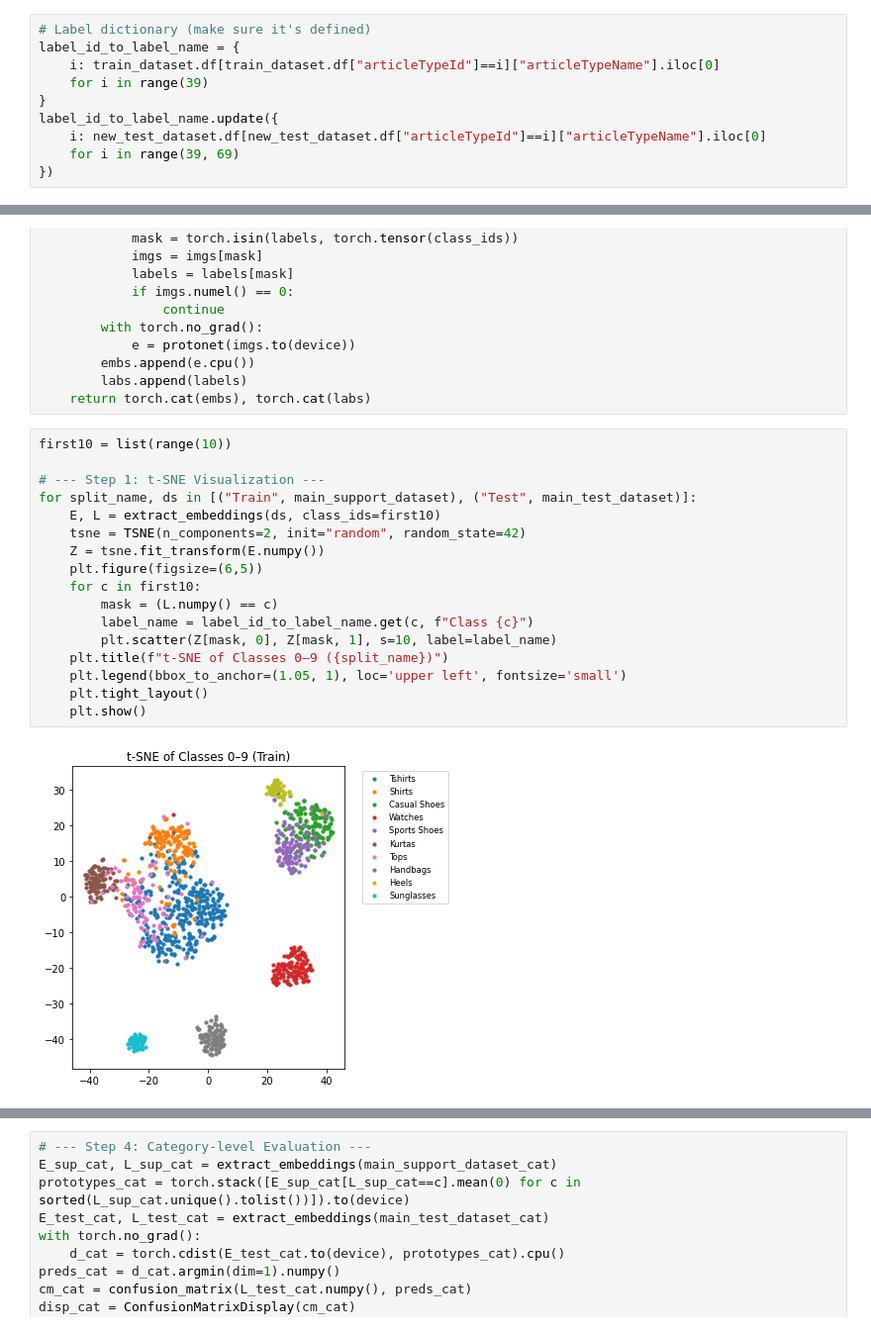
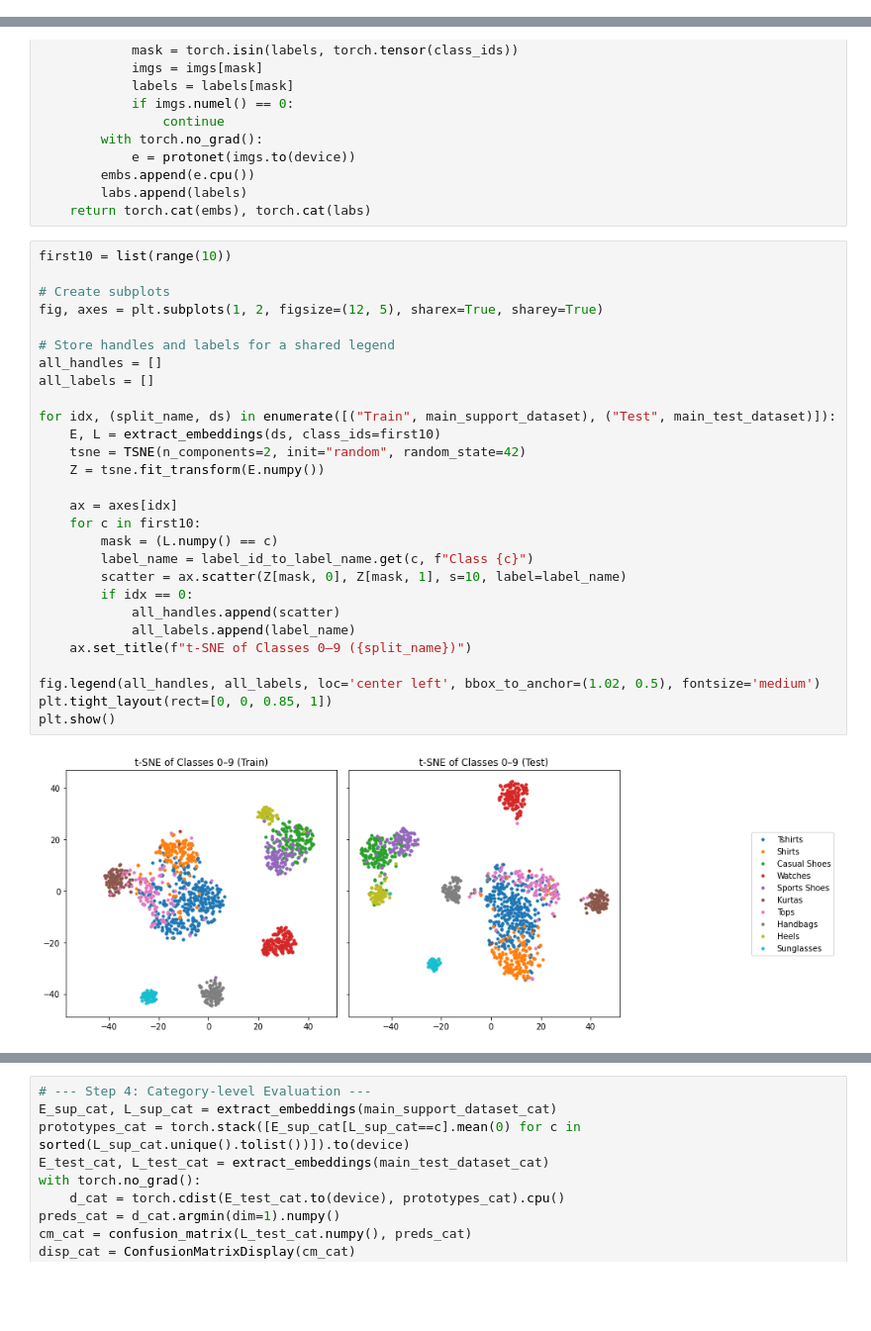
Before and after one commit to Pimsel/2AMM10-Assignments, a Jupyter notebook: ass1_skeleton.ipynb, the cells around one changed output, grey strips where cells are left out. Shown: that part at 99% size. Drawn from its saved outputs; the diff is of its cells as text; blank space fills up the shorter version.

```diff
--- a/ass1_skeleton.ipynb
+++ b/ass1_skeleton.ipynb
@@ -731,16 +731,6 @@ protonet.load_state_dict(torch.load("saved_models/Task2_protonet.pth", map_locat
 # protonet.eval()
 # %% [output]
 <All keys matched successfully>
-# %%
-# Label dictionary (make sure it's defined)
-label_id_to_label_name = {
-    i: train_dataset.df[train_dataset.df["articleTypeId"]==i]["articleTypeName"].iloc[0]
-    for i in range(39)
-}
-label_id_to_label_name.update({
-    i: new_test_dataset.df[new_test_dataset.df["articleTypeId"]==i]["articleTypeName"].iloc[0]
-    for i in range(39, 69)
-})
 # %%
 def extract_embeddings(dataset, class_ids=None, batch_size=256):
     loader = DataLoader(dataset, batch_size=batch_size, shuffle=False)
@@ -760,19 +750,30 @@ def extract_embeddings(dataset, class_ids=None, batch_size=256):
 # %%
 first10 = list(range(10))
 
-# --- Step 1: t-SNE Visualization ---
-for split_name, ds in [("Train", main_support_dataset), ("Test", main_test_dataset)]:
+# Create subplots
+fig, axes = plt.subplots(1, 2, figsize=(12, 5), sharex=True, sharey=True)
+
+# Store handles and labels for a shared legend
+all_handles = []
+all_labels = []
+
+for idx, (split_name, ds) in enumerate([("Train", main_support_dataset), ("Test", main_test_dataset)]):
     E, L = extract_embeddings(ds, class_ids=first10)
     tsne = TSNE(n_components=2, init="random", random_state=42)
     Z = tsne.fit_transform(E.numpy())
-    plt.figure(figsize=(6,5))
+
+    ax = axes[idx]
     for c in first10:
         mask = (L.numpy() == c)
         label_name = label_id_to_label_name.get(c, f"Class {c}")
-        plt.scatter(Z[mask, 0], Z[mask, 1], s=10, label=label_name)
-    plt.title(f"t-SNE of Classes 0–9 ({split_name})")
-    plt.legend(bbox_to_anchor=(1.05, 1), loc='upper left', fontsize='small')
-    plt.tight_layout()
-    plt.show()
+        scatter = ax.scatter(Z[mask, 0], Z[mask, 1], s=10, label=label_name)
+        if idx == 0:
+            all_handles.append(scatter)
+            all_labels.append(label_name)
+    ax.set_title(f"t-SNE of Classes 0–9 ({split_name})")
+
+fig.legend(all_handles, all_labels, loc='center left', bbox_to_anchor=(1.02, 0.5), fontsize='medium')
+plt.tight_layout(rect=[0, 0, 0.85, 1])
+plt.show()
 # %% [output]
-[figure, old version]
+[figure, new version]
```
Also changed, not shown: parts of 6 cells of this notebook, 5 other files.
